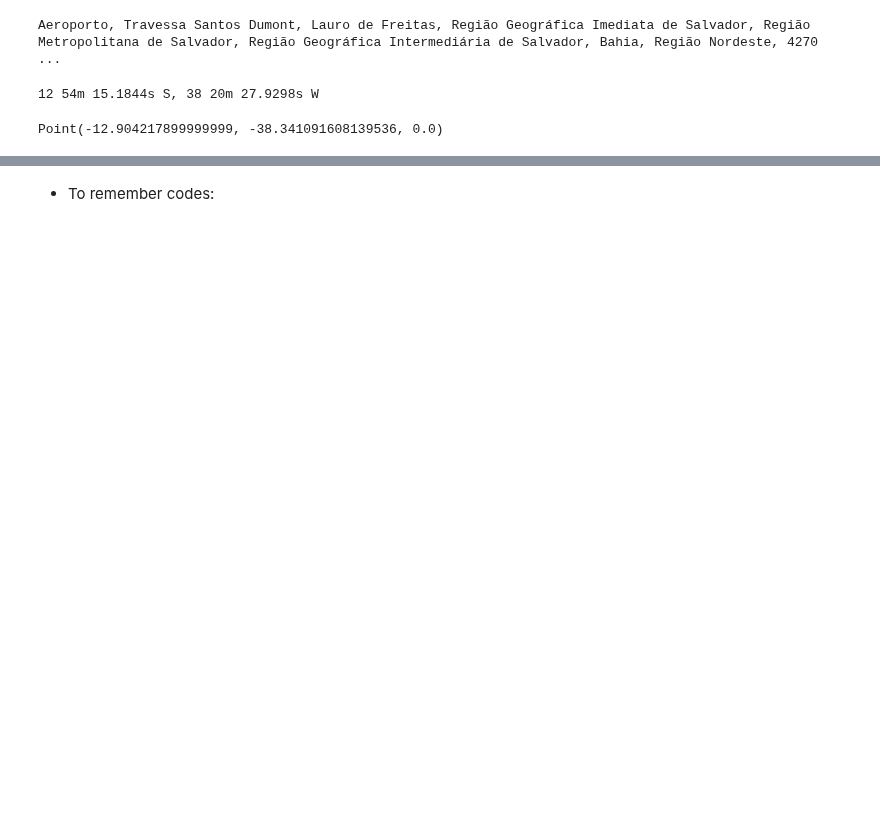
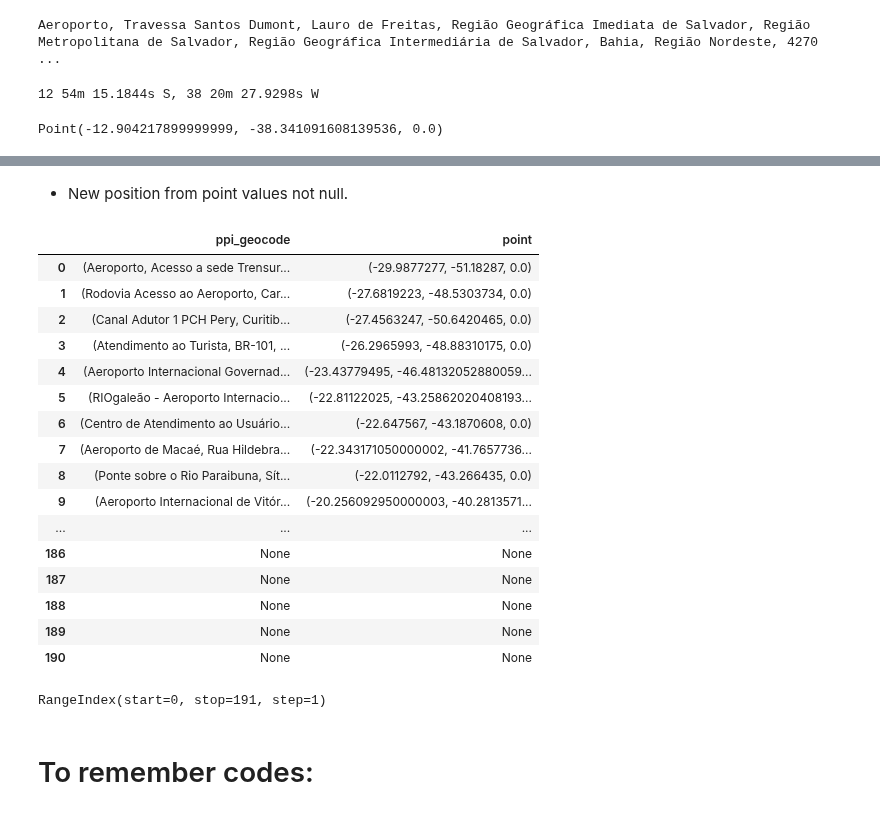
Before and after one commit to Caviuna/InfraBuilding, a Jupyter notebook: explore_address.ipynb, the cells around one changed output, grey strips where cells are left out. Saved outputs shown, nothing was run; the diff lists cells and outputs as text; code cells hidden in the pictures; blank space fills up the shorter version.

Commit message:
Explore null values.

```diff
--- a/explore_address.ipynb
+++ b/explore_address.ipynb
@@ -97,3 +133,6 @@ ppi_address_ajust['point'] = ppi_address_ajust['ppi_geocode'].apply(lambda loc:
+# %%
+pd.set_option('max_rows', 200)
+pd.set_option('max_columns', 100)
 # %%
 ppi_address_ajust
 # %%
@@ -101,3 +142,29 @@ ppi_address_ajust.isnull
+# %% [markdown]
+- New position from point values not null.
+# %%
+ppi_address_ajust.sort_values(by='point', ignore_index=True)
+# %% [output]
+|  | ppi_geocode | point |
+| 0 | (Aeroporto, Acesso a sede Trensur... | (-29.9877277, -51.18287, 0.0) |
+| 1 | (Rodovia Acesso ao Aeroporto, Car... | (-27.6819223, -48.5303734, 0.0) |
+| 2 | (Canal Adutor 1 PCH Pery, Curitib... | (-27.4563247, -50.6420465, 0.0) |
+| 3 | (Atendimento ao Turista, BR-101, ... | (-26.2965993, -48.88310175, 0.0) |
+| 4 | (Aeroporto Internacional Governad... | (-23.43779495, -46.48132052880059... |
+| 5 | (RIOgaleão - Aeroporto Internacio... | (-22.81122025, -43.25862020408193... |
+| 6 | (Centro de Atendimento ao Usuário... | (-22.647567, -43.1870608, 0.0) |
+| 7 | (Aeroporto de Macaé, Rua Hildebra... | (-22.343171050000002, -41.7657736... |
+| 8 | (Ponte sobre o Rio Paraibuna, Sít... | (-22.0112792, -43.266435, 0.0) |
+| 9 | (Aeroporto Internacional de Vitór... | (-20.256092950000003, -40.2813571... |
+| ... | ... | ... |
+| 186 | None | None |
+| 187 | None | None |
+| 188 | None | None |
+| 189 | None | None |
+| 190 | None | None |
+# %%
+ppi_address_ajust.index
+# %% [output]
+RangeIndex(start=0, stop=191, step=1)
 # %% [markdown]
-- To remember codes:
+# To remember codes:
 # %%
```
Also changed, not shown: parts of 13 cells of this notebook.
